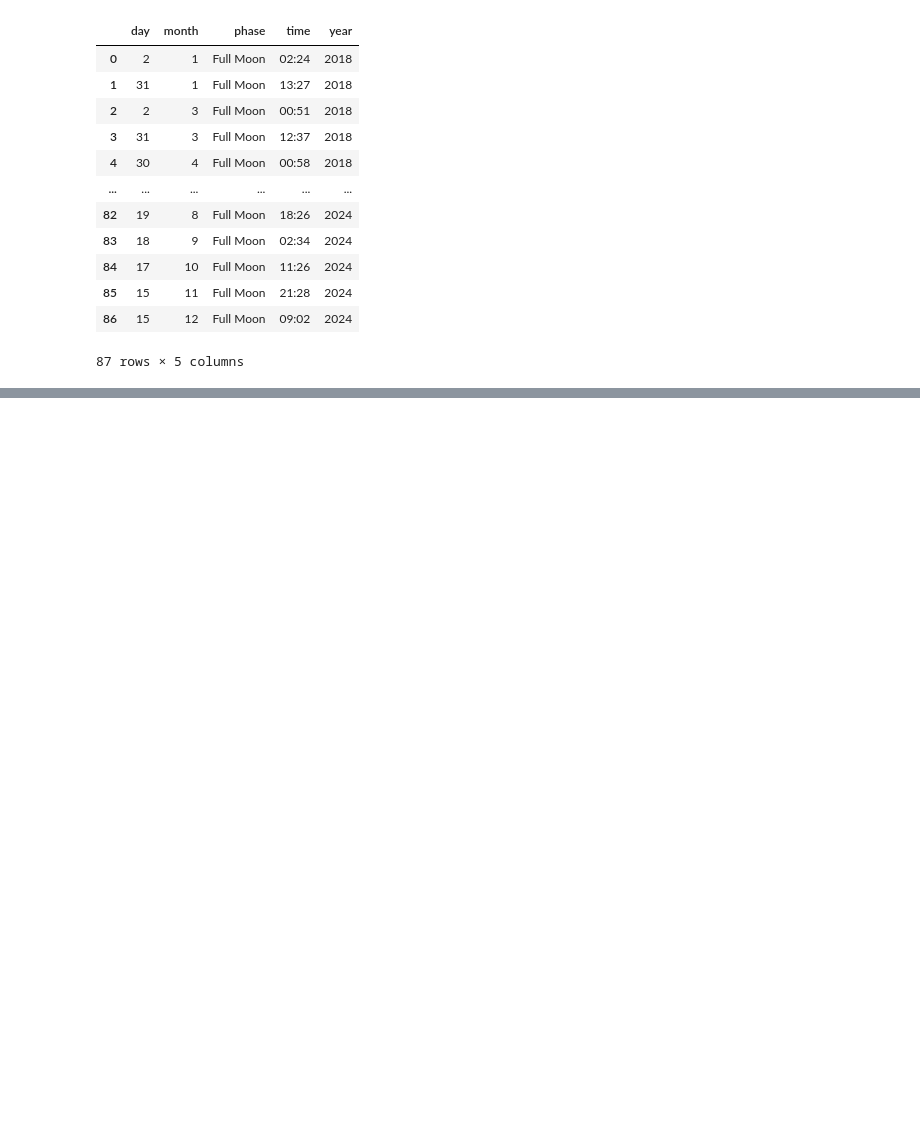
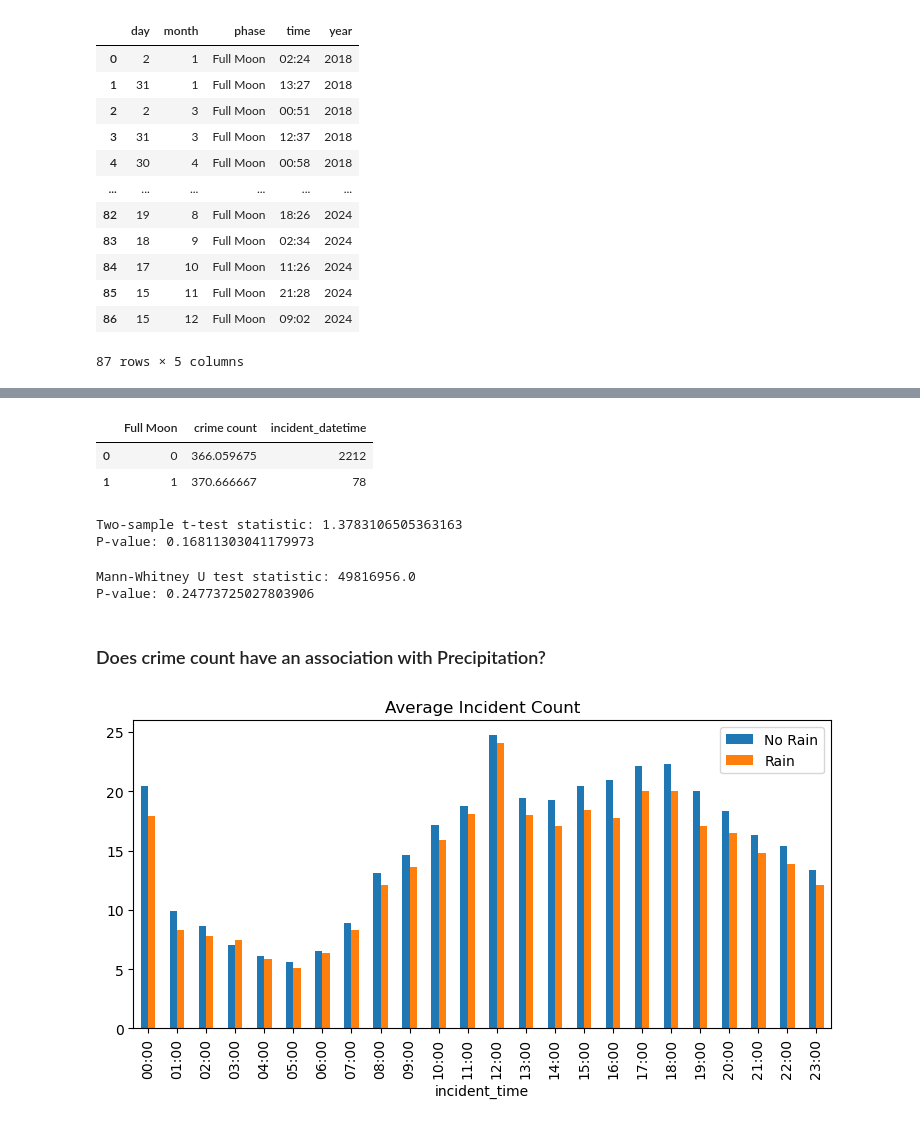
Before and after one commit to etumkaya/incidents, a Jupyter notebook: Incidents_Project.ipynb, the cells around one changed output, grey strips where cells are left out. Saved outputs shown, nothing was run; the diff lists cells and outputs as text; code cells hidden in the pictures; blank space fills up the shorter version.

Commit message:
statistical tests and initial analysis is done for the SF incidents

```diff
--- a/Incidents_Project.ipynb
+++ b/Incidents_Project.ipynb
@@ -284,0 +482,7 @@ memory usage: 60.9+ MB
+# %%
+merged_df3=pd.merge(merged_df2,full_moon_df,left_on=["incident_datetime"],right_on=["date"],how="left")
+# %%
+merged_df3['Full Moon'] = merged_df3.apply(lambda x: 1 if x['phase'] == 'Full Moon' else 0, axis=1)
+# %%
+merged_df3.drop(columns={"phase","time","date"},inplace=True)
+merged_df3
@@ -284,0 +556,43 @@ memory usage: 60.9+ MB
+# %%
+Full_moondf.groupby(Full_moondf["Full Moon"]).agg({"crime count":"mean","incident_datetime":"count"}).reset_index()
+# %% [output]
+|  | Full Moon | crime count | incident_datetime |
+| 0 | 0 | 366.059675 | 2212 |
+| 1 | 1 | 370.666667 | 78 |
+# %%
+
+
+crime_count_full_moon = merged_df3[merged_df3['Full Moon'] == 1]['crime count']
+crime_count_non_full_moon = merged_df3[merged_df3['Full Moon'] == 0]['crime count']
+
+
+t_statistic, p_value = ttest_ind(crime_count_full_moon, crime_count_non_full_moon)
+
+
+print("Two-sample t-test statistic:", t_statistic)
+print("P-value:", p_value)
+# %% [output]
+Two-sample t-test statistic: 1.3783106505363163
+P-value: 0.16811303041179973
+# %%
+
+
+U_statistic, p_value = mannwhitneyu(crime_count_full_moon, crime_count_non_full_moon)
+
+
+print("Mann-Whitney U test statistic:", U_statistic)
+print("P-value:", p_value)
+# %% [output]
+Mann-Whitney U test statistic: 49816956.0
+P-value: 0.24773725027803906
+# %% [markdown]
+### Does crime count have an association with Precipitation?
+# %%
+cross_tab_mean = pd.crosstab(index=merged_df3['incident_time'], columns=merged_df3['p01m'], values=merged_df3['crime count'], aggfunc='mean')
+# %%
+gra=cross_tab_mean.plot(kind='bar', stacked=False,figsize=(9,4))
+gra.set_title("Average Incident Count")
+
+plt.show()
+# %% [output]
+[figure, added]
```
Also changed, not shown: parts of 43 cells of this notebook.
